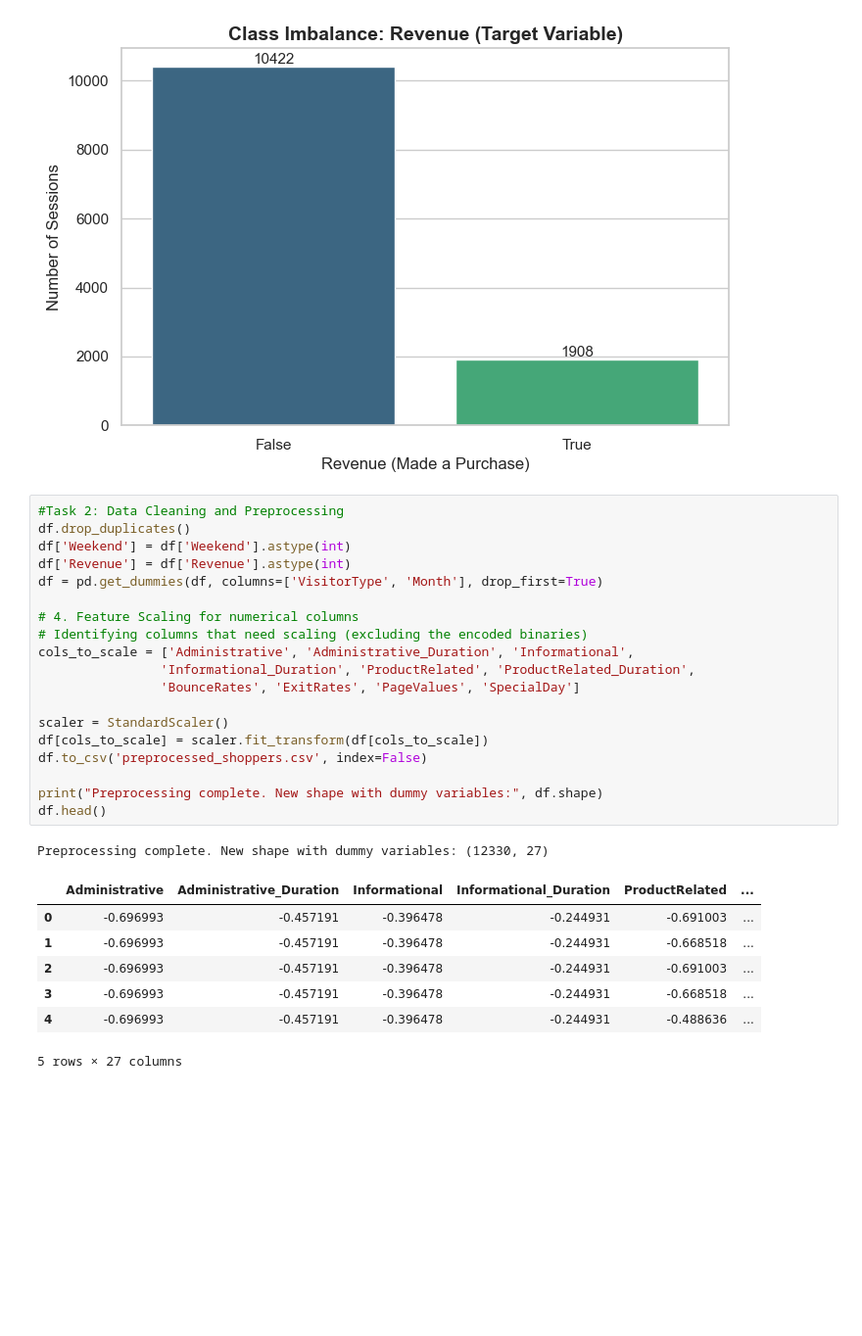
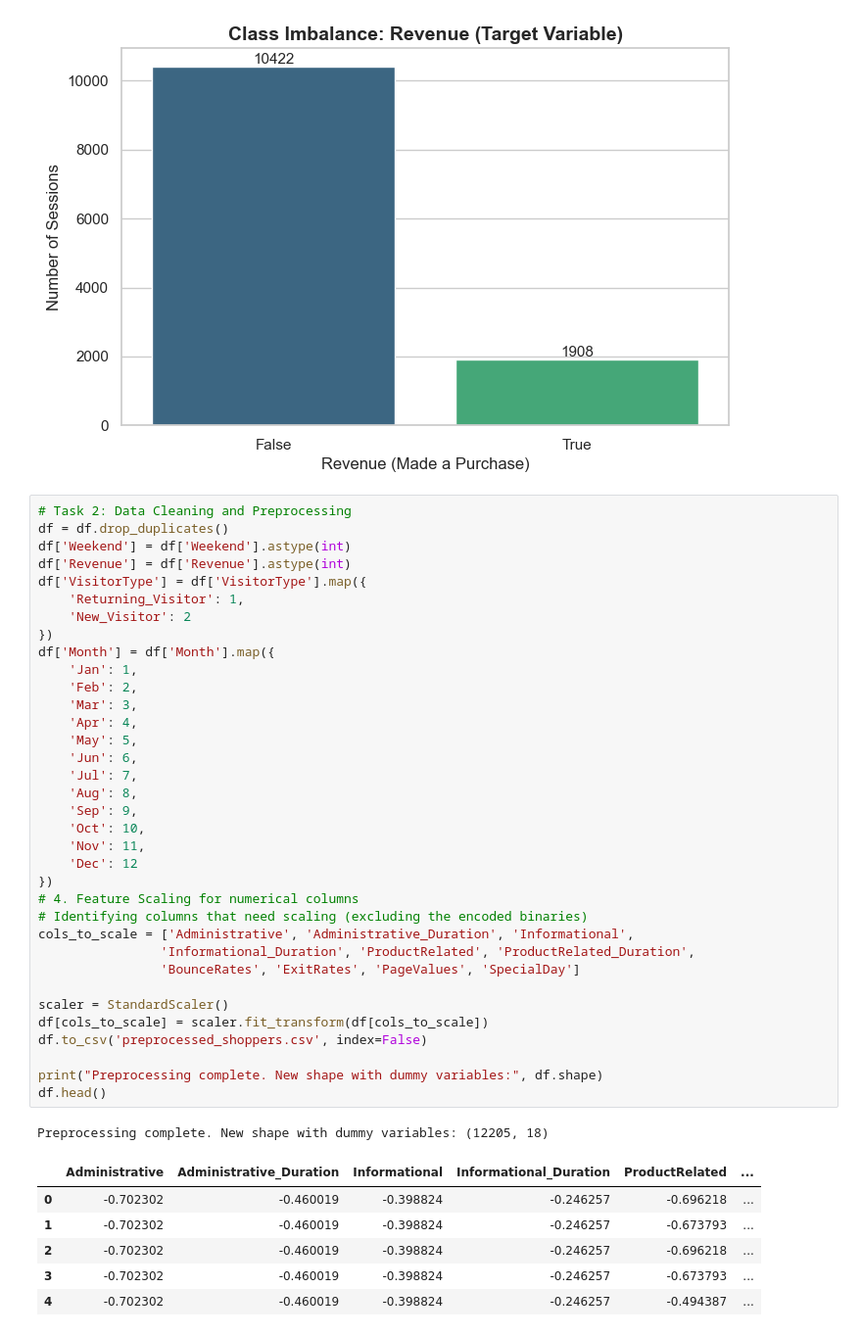
Before and after one commit to taufikanr/Online-Shoppers-Purchasing-Intention, a Jupyter notebook: eda_exploration.ipynb, the cells around one changed output. Shown at 98% size. Saved outputs shown, nothing was run; the diff lists cells and outputs as text; blank space fills up the shorter version.

```diff
--- a/eda_exploration.ipynb
+++ b/eda_exploration.ipynb
@@ -61,30 +61,45 @@ plt.show()
 # %% [output]
 [figure]
 # %%
-#Task 2: Data Cleaning and Preprocessing
-df.drop_duplicates()
+# Task 2: Data Cleaning and Preprocessing
+df = df.drop_duplicates()
 df['Weekend'] = df['Weekend'].astype(int)
 df['Revenue'] = df['Revenue'].astype(int)
-df = pd.get_dummies(df, columns=['VisitorType', 'Month'], drop_first=True)
-
+df['VisitorType'] = df['VisitorType'].map({
+    'Returning_Visitor': 1,
+    'New_Visitor': 2
+})
+df['Month'] = df['Month'].map({
+    'Jan': 1,
+    'Feb': 2,
+    'Mar': 3,
+    'Apr': 4,
+    'May': 5,
+    'Jun': 6,
+    'Jul': 7,
+    'Aug': 8,
+    'Sep': 9,
+    'Oct': 10,
+    'Nov': 11,
+    'Dec': 12
+})
 # 4. Feature Scaling for numerical columns
 # Identifying columns that need scaling (excluding the encoded binaries)
 cols_to_scale = ['Administrative', 'Administrative_Duration', 'Informational',
                 'Informational_Duration', 'ProductRelated', 'ProductRelated_Duration',
                 'BounceRates', 'ExitRates', 'PageValues', 'SpecialDay']
 
 scaler = StandardScaler()
 df[cols_to_scale] = scaler.fit_transform(df[cols_to_scale])
 df.to_csv('preprocessed_shoppers.csv', index=False)
 
 print("Preprocessing complete. New shape with dummy variables:", df.shape)
 df.head()
 # %% [output]
-Preprocessing complete. New shape with dummy variables: (12330, 27)
+Preprocessing complete. New shape with dummy variables: (12205, 18)
 |  | Administrative | Administrative_Duration | Informational | Informational_Duration | ProductRelated | ... |
-| 0 | -0.696993 | -0.457191 | -0.396478 | -0.244931 | -0.691003 | ... |
-| 1 | -0.696993 | -0.457191 | -0.396478 | -0.244931 | -0.668518 | ... |
-| 2 | -0.696993 | -0.457191 | -0.396478 | -0.244931 | -0.691003 | ... |
-| 3 | -0.696993 | -0.457191 | -0.396478 | -0.244931 | -0.668518 | ... |
-| 4 | -0.696993 | -0.457191 | -0.396478 | -0.244931 | -0.488636 | ... |
+| 0 | -0.702302 | -0.460019 | -0.398824 | -0.246257 | -0.696218 | ... |
+| 1 | -0.702302 | -0.460019 | -0.398824 | -0.246257 | -0.673793 | ... |
+| 2 | -0.702302 | -0.460019 | -0.398824 | -0.246257 | -0.696218 | ... |
+| 3 | -0.702302 | -0.460019 | -0.398824 | -0.246257 | -0.673793 | ... |
+| 4 | -0.702302 | -0.460019 | -0.398824 | -0.246257 | -0.494387 | ... |
-5 rows × 27 columns
```
Also changed, not shown: 1 other file.
